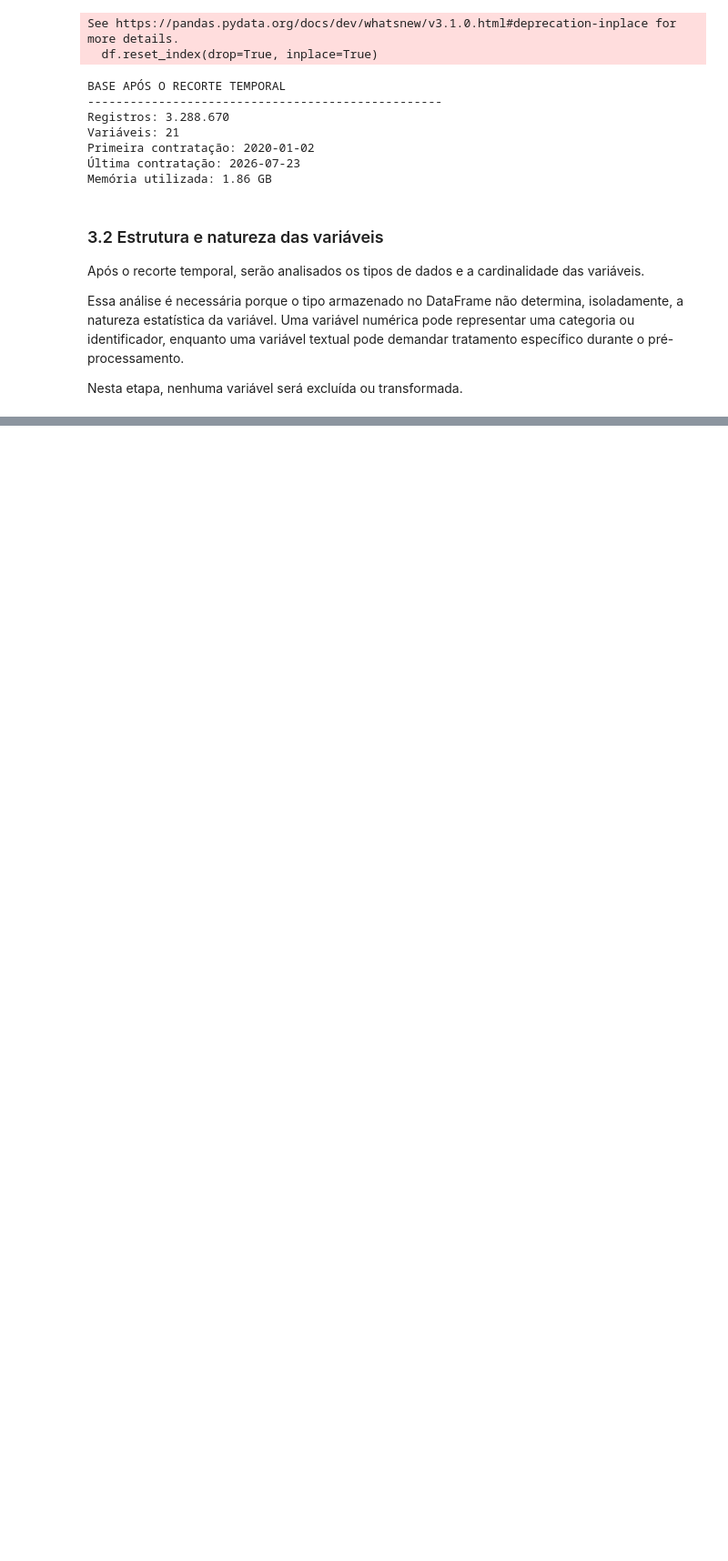
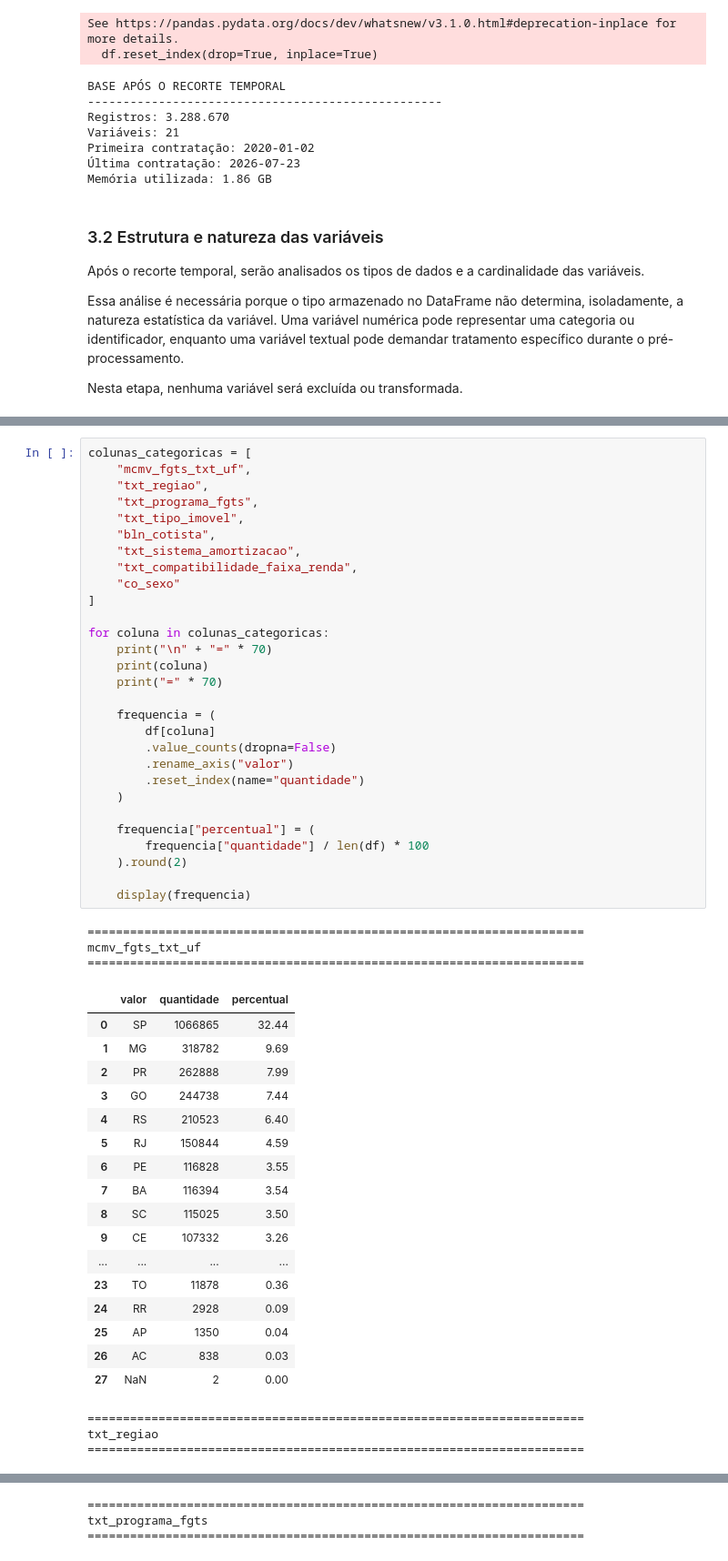
Before and after one commit to leonatya/mcmv-machine-learning, a Jupyter notebook: notebooks/MCMV.ipynb, the cells around one changed output, grey strips where cells are left out. Shown at 91% size. Cells and saved outputs as stored; diff of their text form; blank space fills up the shorter version.

```diff
--- a/notebooks/MCMV.ipynb
+++ b/notebooks/MCMV.ipynb
@@ -517,0 +526,53 @@ Variáveis analisadas: 21
+# %%
+colunas_categoricas = [
+    "mcmv_fgts_txt_uf",
+    "txt_regiao",
+    "txt_programa_fgts",
+    "txt_tipo_imovel",
+    "bln_cotista",
+    "txt_sistema_amortizacao",
+    "txt_compatibilidade_faixa_renda",
+    "co_sexo"
+]
+
+for coluna in colunas_categoricas:
+    print("\n" + "=" * 70)
+    print(coluna)
+    print("=" * 70)
+
+    frequencia = (
+        df[coluna]
+        .value_counts(dropna=False)
+        .rename_axis("valor")
+        .reset_index(name="quantidade")
+    )
+
+    frequencia["percentual"] = (
+        frequencia["quantidade"] / len(df) * 100
+    ).round(2)
+
+    display(frequencia)
+# %% [output]
+======================================================================
+mcmv_fgts_txt_uf
+======================================================================
+|  | valor | quantidade | percentual |
+| 0 | SP | 1066865 | 32.44 |
+| 1 | MG | 318782 | 9.69 |
+| 2 | PR | 262888 | 7.99 |
+| 3 | GO | 244738 | 7.44 |
+| 4 | RS | 210523 | 6.40 |
+| 5 | RJ | 150844 | 4.59 |
+| 6 | PE | 116828 | 3.55 |
+| 7 | BA | 116394 | 3.54 |
+| 8 | SC | 115025 | 3.50 |
+| 9 | CE | 107332 | 3.26 |
+| ... | ... | ... | ... |
+| 23 | TO | 11878 | 0.36 |
+| 24 | RR | 2928 | 0.09 |
+| 25 | AP | 1350 | 0.04 |
+| 26 | AC | 838 | 0.03 |
+| 27 | NaN | 2 | 0.00 |
+======================================================================
+txt_regiao
+======================================================================
@@ -517,0 +586,3 @@ Variáveis analisadas: 21
+======================================================================
+txt_programa_fgts
+======================================================================
```
Also changed, not shown: parts of 6 cells of this notebook, 1 other file.
